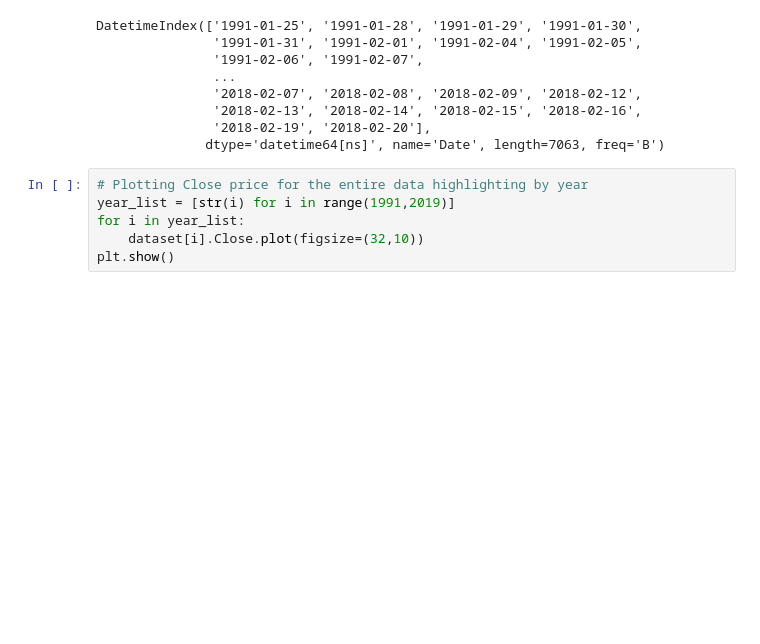
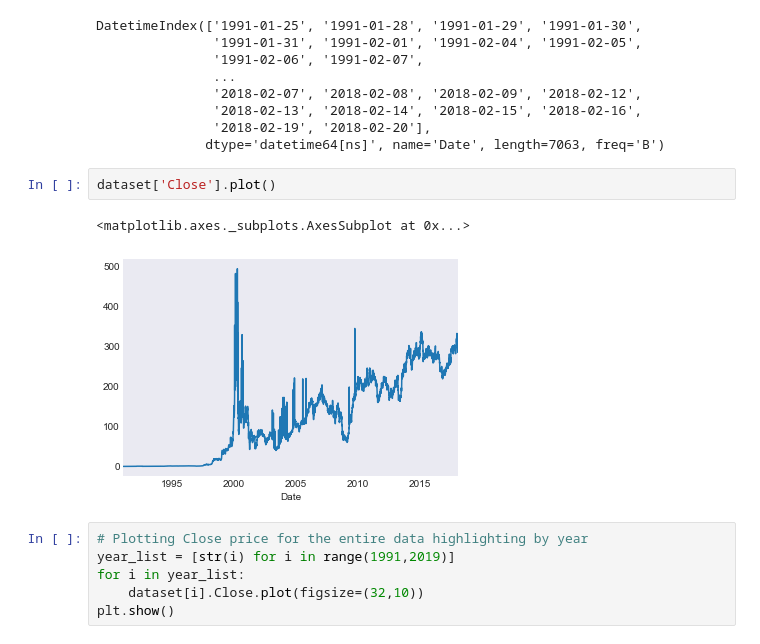
Before and after one commit to TheBrownViking20/DSstuff, a Jupyter notebook: Wipro/wipro.ipynb, the cells around one changed output. Drawn from its saved outputs; the diff is of its cells as text; blank space fills up the shorter version.

```diff
--- a/Wipro/wipro.ipynb
+++ b/Wipro/wipro.ipynb
@@ -98,6 +104,11 @@ DatetimeIndex(['1991-01-25', '1991-01-28', '1991-01-29', '1991-01-30',
                '2018-02-13', '2018-02-14', '2018-02-15', '2018-02-16',
                '2018-02-19', '2018-02-20'],
               dtype='datetime64[ns]', name='Date', length=7063, freq='B')
+# %%
+dataset['Close'].plot()
+# %% [output]
+<matplotlib.axes._subplots.AxesSubplot at 0x...>
+[figure, added]
 # %%
 # Plotting Close price for the entire data highlighting by year
 year_list = [str(i) for i in range(1991,2019)]
```
Also changed, not shown: parts of 7 cells of this notebook, 6 other files.
